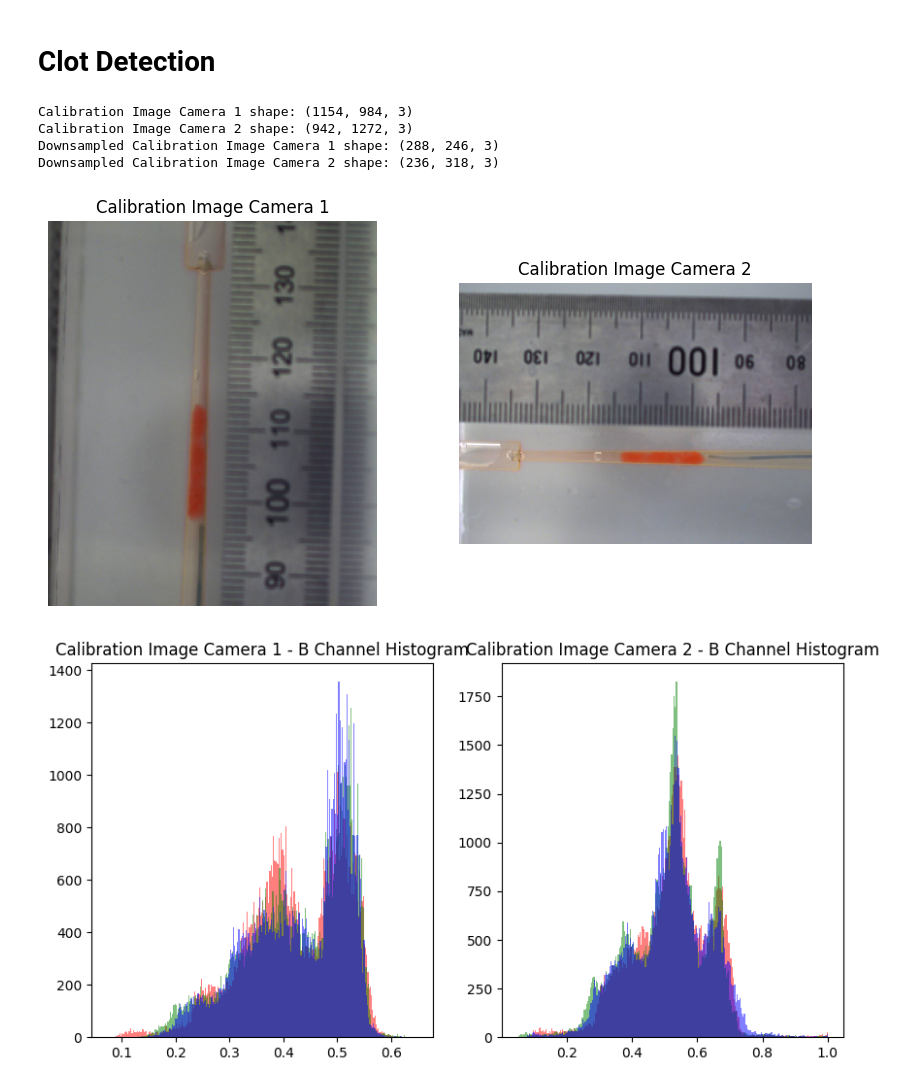
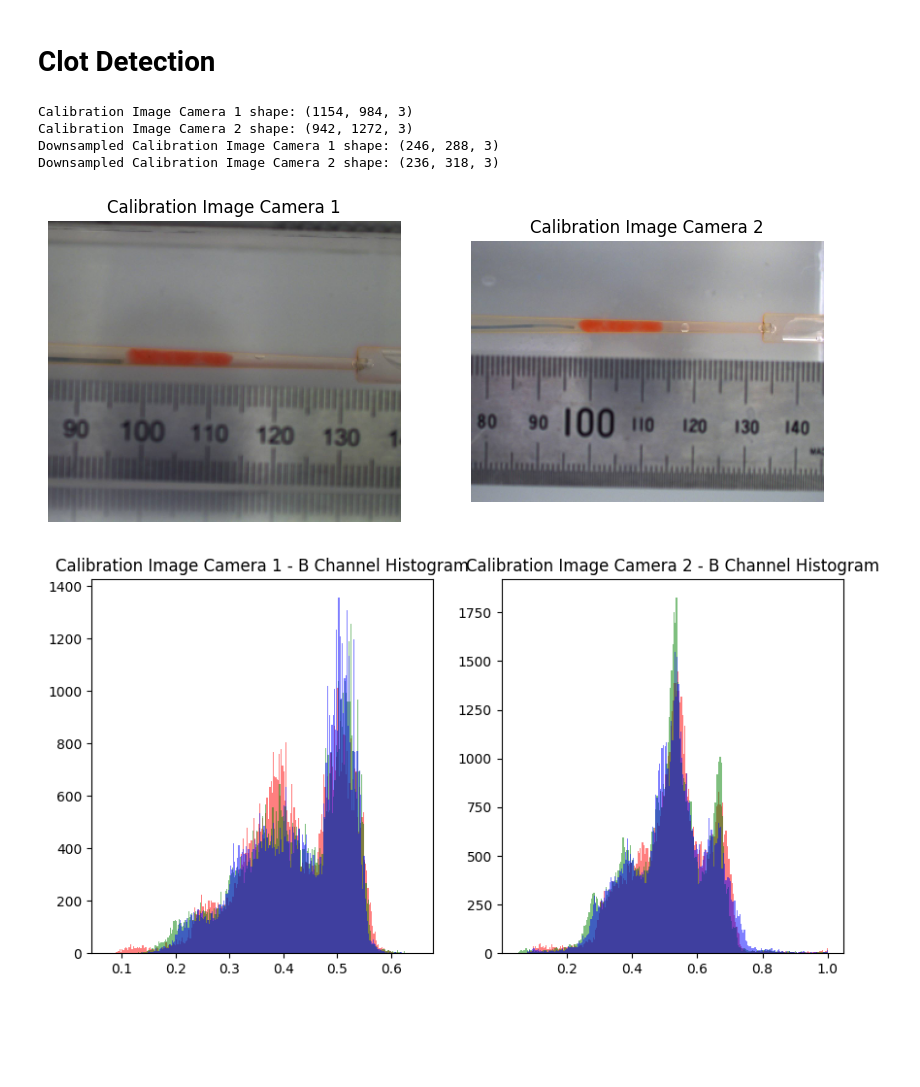
Before and after one commit to oskarboesch/TREX-Semester-Project, a Jupyter notebook: notebooks/image_analysis.ipynb, the cells around one changed output. Drawn from its saved outputs; the diff is of its cells as text; code cells hidden in the pictures; blank space fills up the shorter version.

Commit message:
image handling

```diff
--- a/notebooks/image_analysis.ipynb
+++ b/notebooks/image_analysis.ipynb
@@ -54,35 +51,39 @@ import torch
 folder = Path(log["path"]).parent
 
 # --- Load calibration images RGB ---
 calib1_rgb = cv2.imread(str(folder / "calibration_image.jpg"), cv2.IMREAD_COLOR).astype(np.float32) / 255.0
 calib2_rgb = cv2.imread(str(folder / "calibration_imageII.jpg"), cv2.IMREAD_COLOR).astype(np.float32) / 255.0
 # print shapes
 print(f"Calibration Image Camera 1 shape: {calib1_rgb.shape}")
 print(f"Calibration Image Camera 2 shape: {calib2_rgb.shape}")
 # downsaple calibration images for faster processing
 calib1_rgb = cv2.resize(calib1_rgb, (0,0), fx=0.25, fy=0.25, interpolation=cv2.INTER_AREA)
+# turn calib1 img to the right orientation
+calib1_rgb = cv2.rotate(calib1_rgb, cv2.ROTATE_90_CLOCKWISE)
 calib2_rgb = cv2.resize(calib2_rgb, (0,0), fx=0.25, fy=0.25, interpolation=cv2.INTER_AREA)
+calib2_rgb = cv2.rotate(calib2_rgb, cv2.ROTATE_90_CLOCKWISE)
+calib2_rgb = cv2.rotate(calib2_rgb, cv2.ROTATE_90_CLOCKWISE)
 print(f"Downsampled Calibration Image Camera 1 shape: {calib1_rgb.shape}")
 print(f"Downsampled Calibration Image Camera 2 shape: {calib2_rgb.shape}")
 # plot calibration images
 import matplotlib.pyplot as plt
 plt.figure(figsize=(10,5))
 plt.subplot(1,2,1)
 plt.title("Calibration Image Camera 1")
 # show the images with matplotlib
 plt.imshow(calib1_rgb[...,::-1])  # Convert BGR to RGB
 plt.axis('off')
 plt.subplot(1,2,2)
 plt.title("Calibration Image Camera 2")
 plt.imshow(calib2_rgb[...,::-1])  # Convert BGR to RGB
 plt.axis('off')
 plt.show()
 # %% [output]
 Calibration Image Camera 1 shape: (1154, 984, 3)
 Calibration Image Camera 2 shape: (942, 1272, 3)
-Downsampled Calibration Image Camera 1 shape: (288, 246, 3)
+Downsampled Calibration Image Camera 1 shape: (246, 288, 3)
 Downsampled Calibration Image Camera 2 shape: (236, 318, 3)
-[figure, old version]
+[figure, new version]
 # %%
 # plot histograms of each channel
 colors = ('r','g','b')
```
Also changed, not shown: parts of 13 cells of this notebook, 31 other files.
